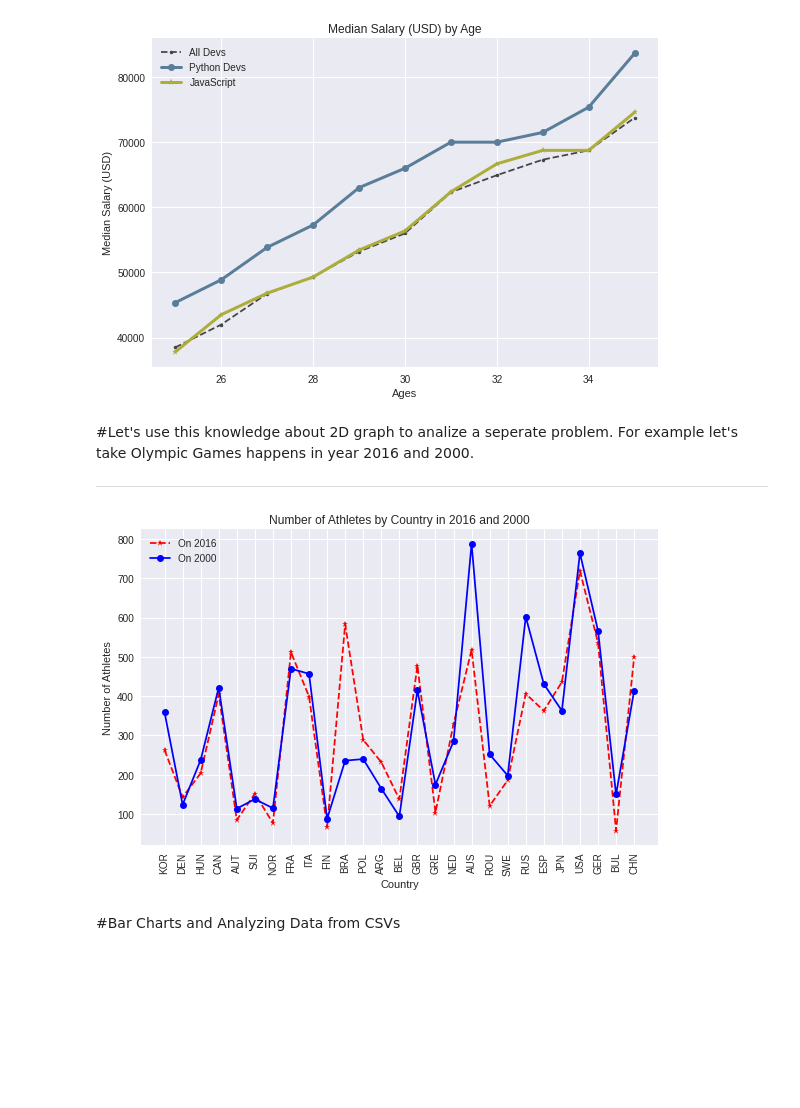
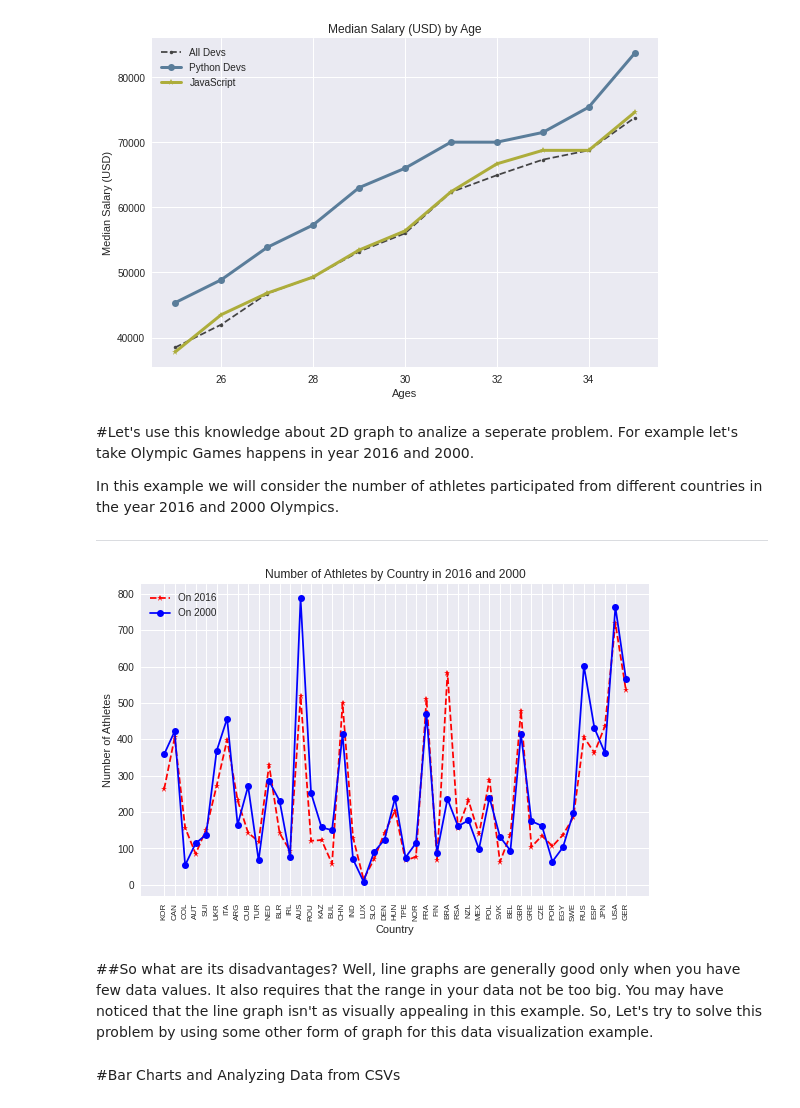
Before and after one commit to GPrathap/pythonII, a Jupyter notebook: matplot.ipynb, the cells around one changed output. Saved outputs shown, nothing was run; the diff lists cells and outputs as text; code cells hidden in the pictures; blank space fills up the shorter version.

```diff
--- a/matplot.ipynb
+++ b/matplot.ipynb
@@ -68,39 +68,43 @@ plt.show()
 # %% [markdown]
 #Let's use this knowledge about 2D graph to analize a seperate problem. For example let's take Olympic Games happens in year 2016 and 2000.
 
+In this example we will consider the number of athletes participated from different countries in the year 2016 and 2000 Olympics.
+
 ---
 # %%
 from matplotlib import pyplot as plt
 plt.style.use('seaborn')
 
 athlete_data = pd.read_csv('/content/drive/MyDrive/Colab Notebooks/data/athlete_events.csv')
-x = athlete_data.NOC.value_counts().index[0:30]
+x = athlete_data.NOC.value_counts().index[0:50]
 top_10_data_by_country = athlete_data[athlete_data.NOC.isin(x)]
 
 is_2016 =  top_10_data_by_country['Year']==2016
 is_2000 =  top_10_data_by_country['Year']==2000
 
-x_2016=top_10_data_by_country[is_2016].NOC.value_counts(sort=False).index[0:30]
-y_2016=top_10_data_by_country[is_2016].NOC.value_counts(sort=False).values[0:30]
-x_2000=top_10_data_by_country[is_2000].NOC.value_counts(sort=False).index[0:30]
-y_2000=top_10_data_by_country[is_2000].NOC.value_counts(sort=False).values[0:30]
+x_2016=top_10_data_by_country[is_2016].NOC.value_counts(sort=False).index[0:50]
+y_2016=top_10_data_by_country[is_2016].NOC.value_counts(sort=False).values[0:50]
+x_2000=top_10_data_by_country[is_2000].NOC.value_counts(sort=False).index[0:50]
+y_2000=top_10_data_by_country[is_2000].NOC.value_counts(sort=False).values[0:50]
 
 plt.plot(x_2016, y_2016, color='#ff0000', linestyle='--',marker='*', label="No Athletes 2016")
 plt.plot(x_2000, y_2000, color='#0000ff', marker='o', label='No Athletes 1936')
 
 plt.xlabel('Country')
 plt.ylabel('Number of Athletes')
 plt.title('Number of Athletes by Country in 2016 and 2000')
 
 plt.legend(['On 2016', 'On 2000'])
-plt.xticks(rotation='vertical',size=10)
+plt.xticks(rotation='vertical',size=8)
 plt.grid(True)
 plt.tight_layout()
 plt.savefig('plot comparison of Olympics 2016 vs 2000.png')
 
 plt.show()
 # %% [output]
-[figure, old version]
+[figure, new version]
+# %% [markdown]
+##So what are its disadvantages? Well, line graphs are generally good only when you have few data values. It also requires that the range in your data not be too big. You may have noticed that the line graph isn't as visually appealing in this example. So, Let's try to solve this problem by using some other form of graph for this data visualization example.
 # %% [markdown]
 #Bar Charts and Analyzing Data from CSVs
 # %% [markdown]
```
